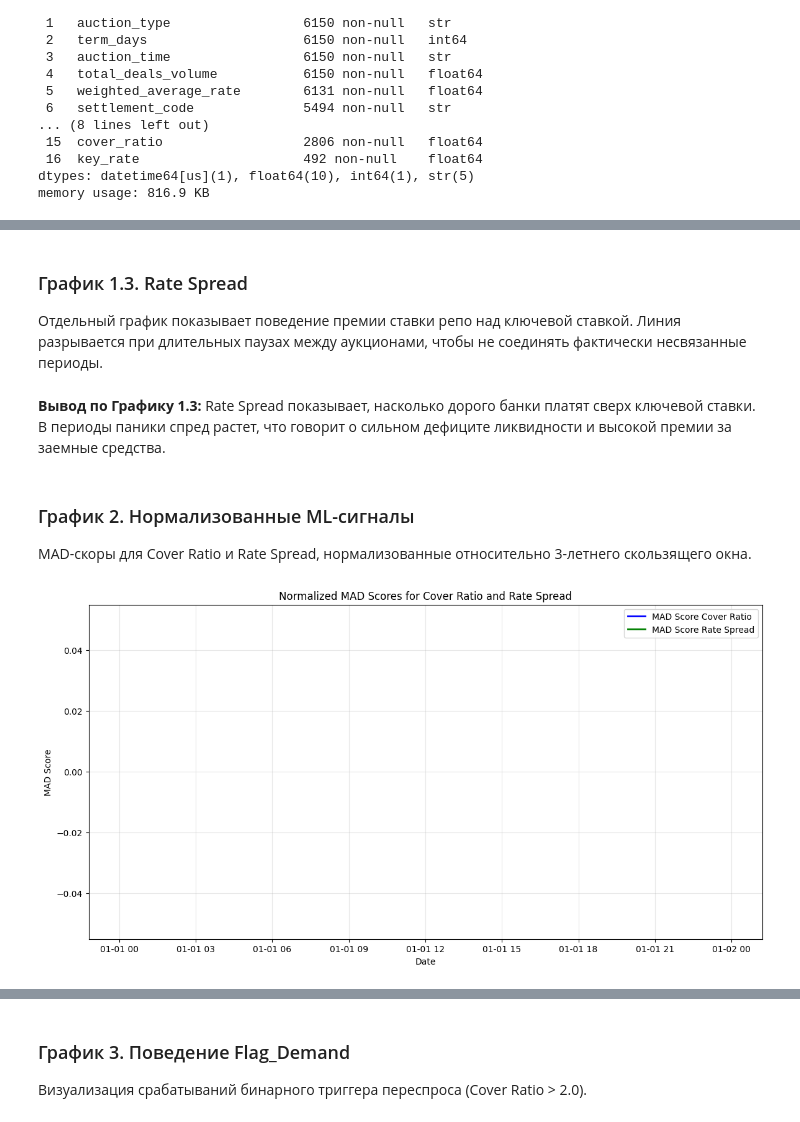
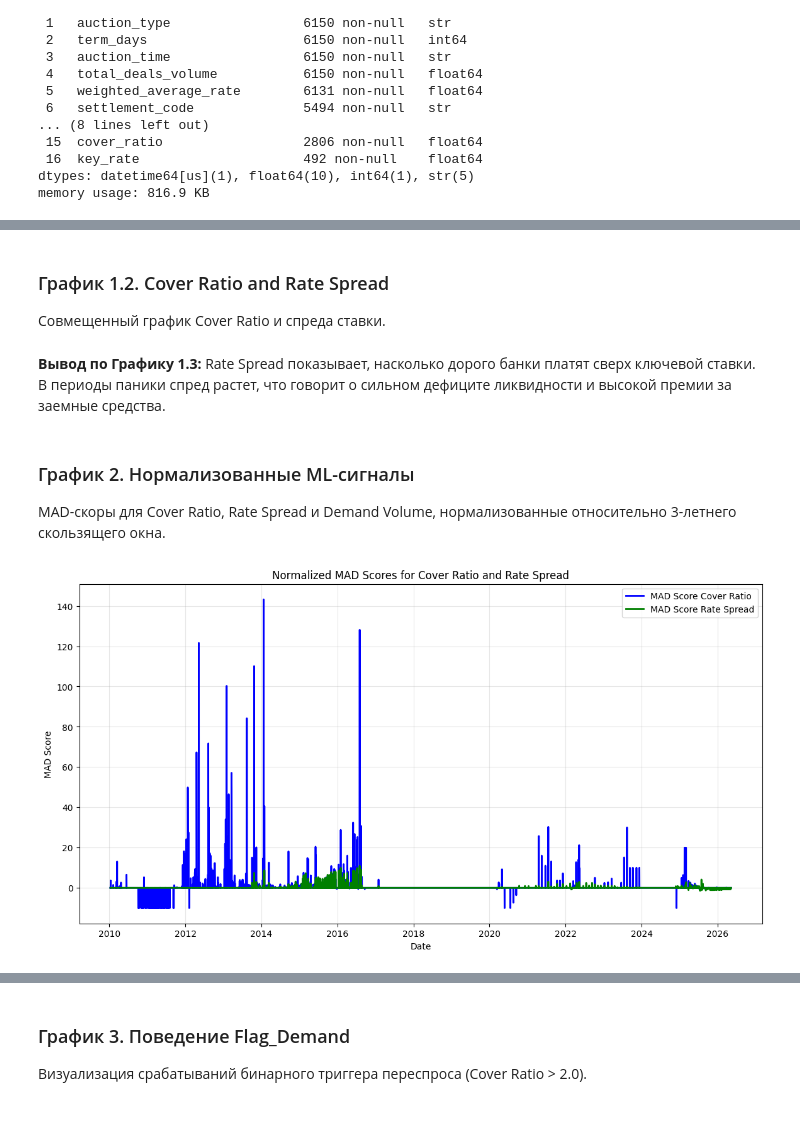
Before and after one commit to Povid1o/MathMode_LiquidityCatchers_RuLiquiditySentinel, a Jupyter notebook: ml/notebooks/model_2.ipynb, the cells around one changed output, grey strips where cells are left out. Saved outputs shown, nothing was run; the diff lists cells and outputs as text; code cells hidden in the pictures.

```diff
--- a/ml/notebooks/model_2.ipynb
+++ b/ml/notebooks/model_2.ipynb
@@ -248,23 +220,4 @@ print(df[['date', 'MAD_score_cover', 'MAD_score_rate_spread', 'Flag_Demand']].ta
 # %%
-# Функция для вставки NaN на больших разрывах по датам
-# Без этого matplotlib объединяет точки прямой линией, создавая ложный эффект непрерывного наблюдения.
-def break_gap_lines(df, date_col='date', max_gap_days=14, cols=None):
-    cols = cols if cols is not None else ['cover_ratio', 'rate_spread', 'MAD_score_cover', 'MAD_score_rate_spread']
-    df_plot = df.sort_values(date_col).reset_index(drop=True).copy()
-    gap_mask = df_plot[date_col].diff().dt.days > max_gap_days
-    if gap_mask.any():
-        inserts = []
-        for i in gap_mask[gap_mask].index:
-            prev = df_plot.loc[i - 1].copy()
-            prev[date_col] = prev[date_col] + pd.Timedelta(days=1)
-            for c in cols:
-                if c in prev.index:
-                    prev[c] = np.nan
-            inserts.append(prev)
-        if inserts:
-            df_plot = pd.concat([df_plot, pd.DataFrame(inserts)], ignore_index=True).sort_values(date_col).reset_index(drop=True)
-    return df_plot
-
 plot_df = break_gap_lines(df, cols=['cover_ratio', 'rate_spread'])
 
 fig, ax1 = plt.subplots(figsize=(14, 5))
@@ -293,51 +277,25 @@ plt.show()
 # %% [markdown]
-### График 1.3. Rate Spread
+### График 1.2. Cover Ratio and Rate Spread
 
-Отдельный график показывает поведение премии ставки репо над ключевой ставкой. Линия разрывается при длительных паузах между аукционами, чтобы не соединять фактически несвязанные периоды.
+Совмещенный график Cover Ratio и спреда ставки.
 # %% [markdown]
 **Вывод по Графику 1.3:** Rate Spread показывает, насколько дорого банки платят сверх ключевой ставки. В периоды паники спред растет, что говорит о сильном дефиците ликвидности и высокой премии за заемные средства.
 # %% [markdown]
 ### График 2. Нормализованные ML-сигналы
 
-MAD-скоры для Cover Ratio и Rate Spread, нормализованные относительно 3-летнего скользящего окна.
+MAD-скоры для Cover Ratio, Rate Spread и Demand Volume, нормализованные относительно 3-летнего скользящего окна.
 # %%
-# Временное окно 3 года рассчитываем через календарный интервал по дате
-rolling_window = '1095D'
-
-series_cover = df.set_index('date')['cover_ratio']
-series_spread = df.set_index('date')['rate_spread']
-
-# Рассчитываем скользящую медиану
-cover_median = series_cover.rolling(rolling_window, min_periods=1).median()
-spread_median = series_spread.rolling(rolling_window, min_periods=1).median()
-
-# Рассчитываем скользящий MAD
-cover_mad = series_cover.rolling(rolling_window, min_periods=1).apply(
-    lambda x: np.median(np.abs(x - np.median(x))), raw=True
-)
-spread_mad = series_spread.rolling(rolling_window, min_periods=1).apply(
-    lambda x: np.median(np.abs(x - np.median(x))), raw=True
-)
-
-# Защита от деления на ноль или слишком маленькие значения
-cover_mad = cover_mad.clip(lower=0.05)
-spread_mad = spread_mad.clip(lower=0.05)
-
-# Нормализованный MAD скор: (value - median) / MAD
-df['MAD_score_cover'] = (series_cover - cover_median) / cover_mad
-df['MAD_score_rate_spread'] = (series_spread - spread_median) / spread_mad
-
 plot_df = break_gap_lines(df, cols=['MAD_score_cover', 'MAD_score_rate_spread'])
 
 plt.figure(figsize=(14, 7))
 plt.plot(plot_df['date'], plot_df['MAD_score_cover'], label='MAD Score Cover Ratio', color='blue', linewidth=2)
 plt.plot(plot_df['date'], plot_df['MAD_score_rate_spread'], label='MAD Score Rate Spread', color='green', linewidth=2)
 
 plt.xlabel('Date')
 plt.ylabel('MAD Score')
 plt.title('Normalized MAD Scores for Cover Ratio and Rate Spread')
 plt.legend()
 plt.grid(True, alpha=0.3)
 plt.show()
 # %% [output]
-[figure, old version]
+[figure, new version]
```
Also changed, not shown: parts of 23 cells of this notebook, 7 other files.
